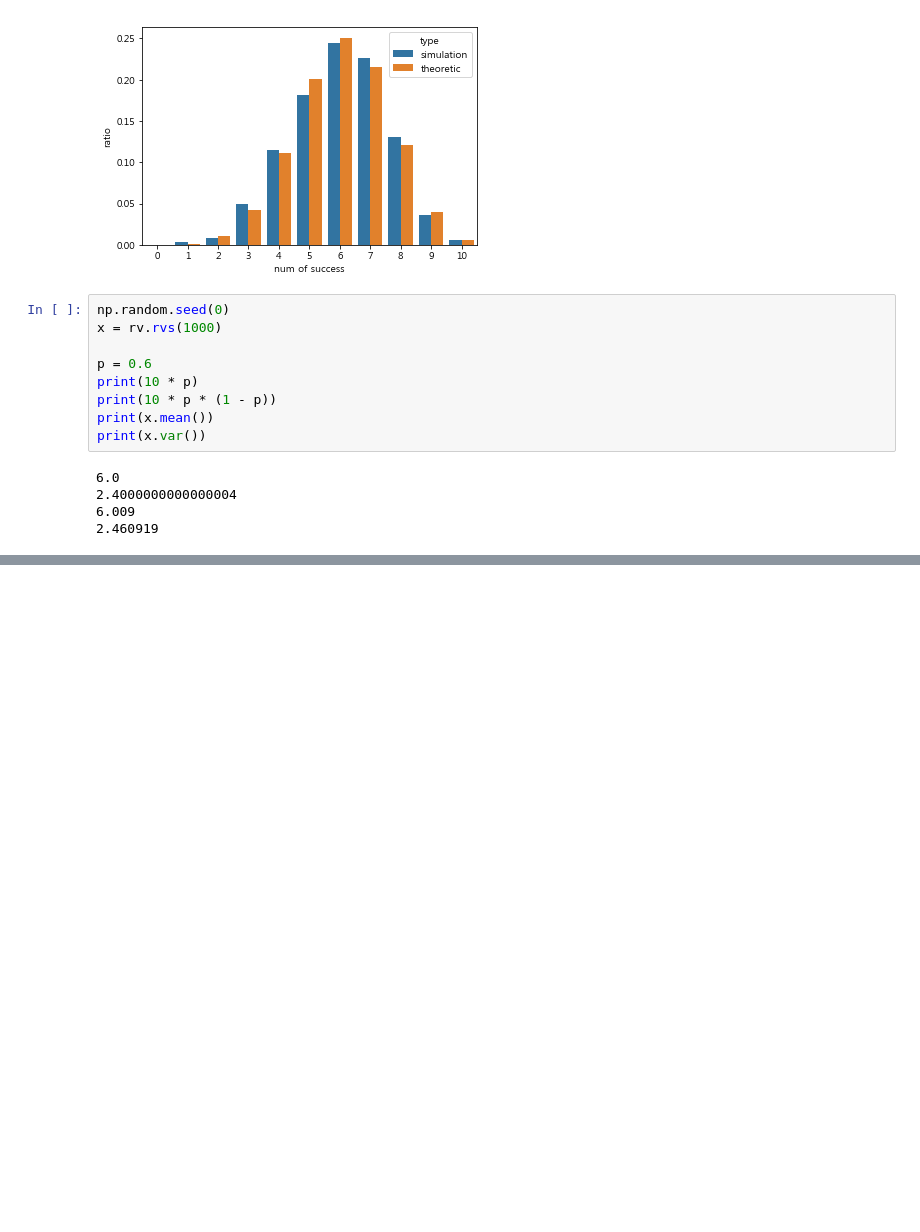
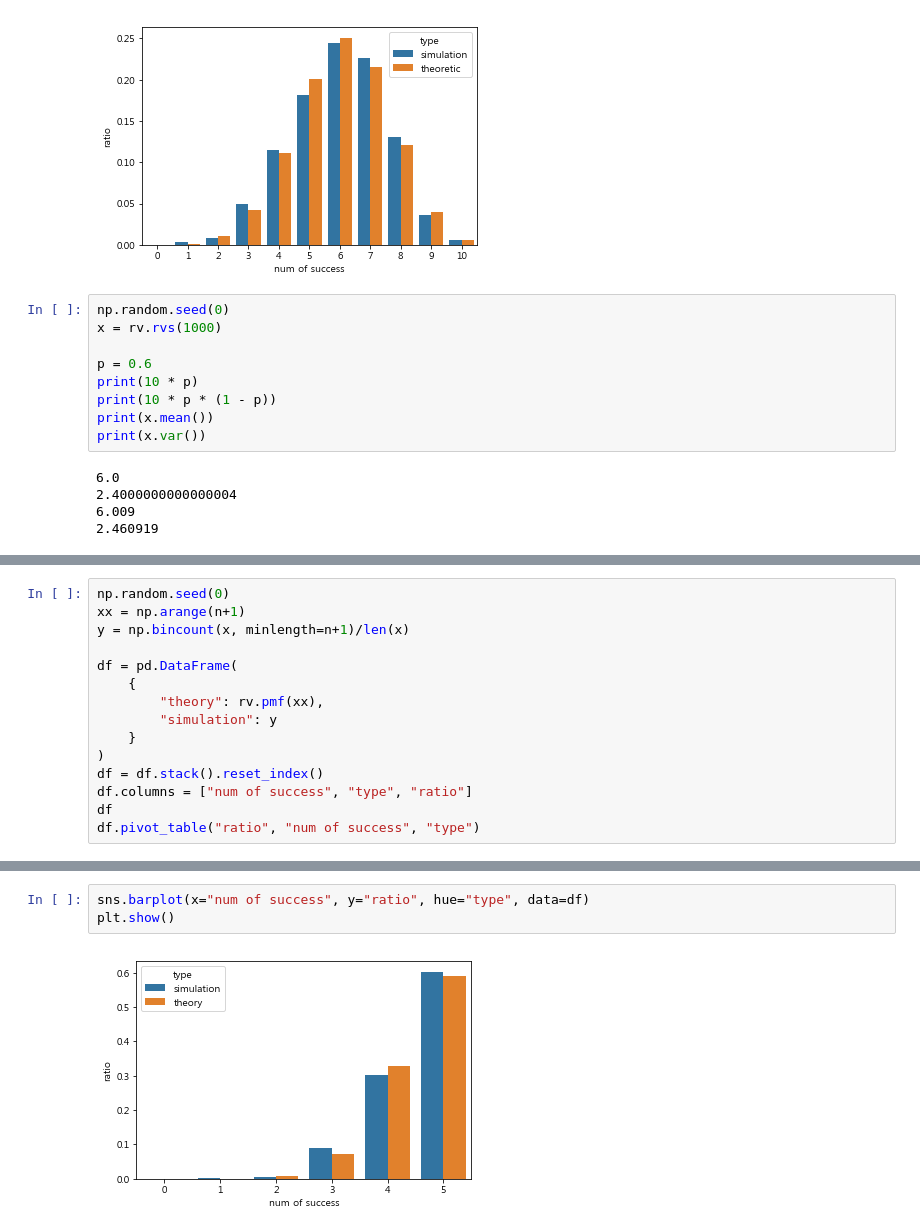
Before and after one commit to Junghyo/pycham, a Jupyter notebook: data_science/basic_various_distribution/practice02_binomial.ipynb, the cells around one changed output, grey strips where cells are left out. Saved outputs shown, nothing was run; the diff lists cells and outputs as text; blank space fills up the shorter version.

```diff
--- a/data_science/basic_various_distribution/practice02_binomial.ipynb
+++ b/data_science/basic_various_distribution/practice02_binomial.ipynb
@@ -112,0 +176,15 @@ print(x.var())
+# %%
+np.random.seed(0)
+xx = np.arange(n+1)
+y = np.bincount(x, minlength=n+1)/len(x)
+
+df = pd.DataFrame(
+    {
+        "theory": rv.pmf(xx),
+        "simulation": y
+    }
+)
+df = df.stack().reset_index()
+df.columns = ["num of success", "type", "ratio"]
+df
+df.pivot_table("ratio", "num of success", "type")
@@ -112,0 +200,5 @@ print(x.var())
+# %%
+sns.barplot(x="num of success", y="ratio", hue="type", data=df)
+plt.show()
+# %% [output]
+[figure, added]
```
Also changed, not shown: parts of 8 cells of this notebook.
